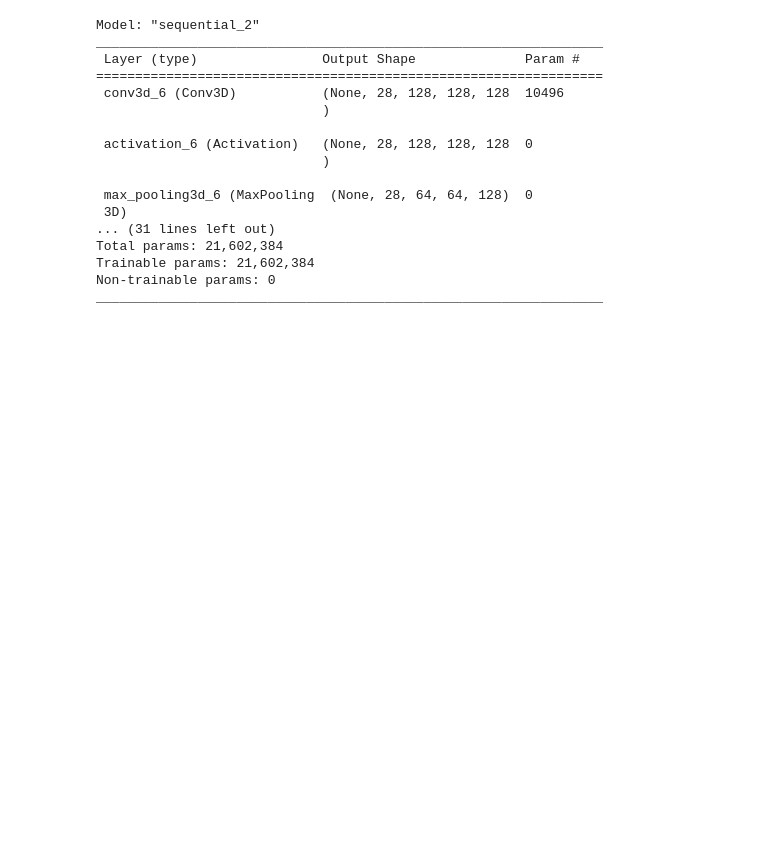
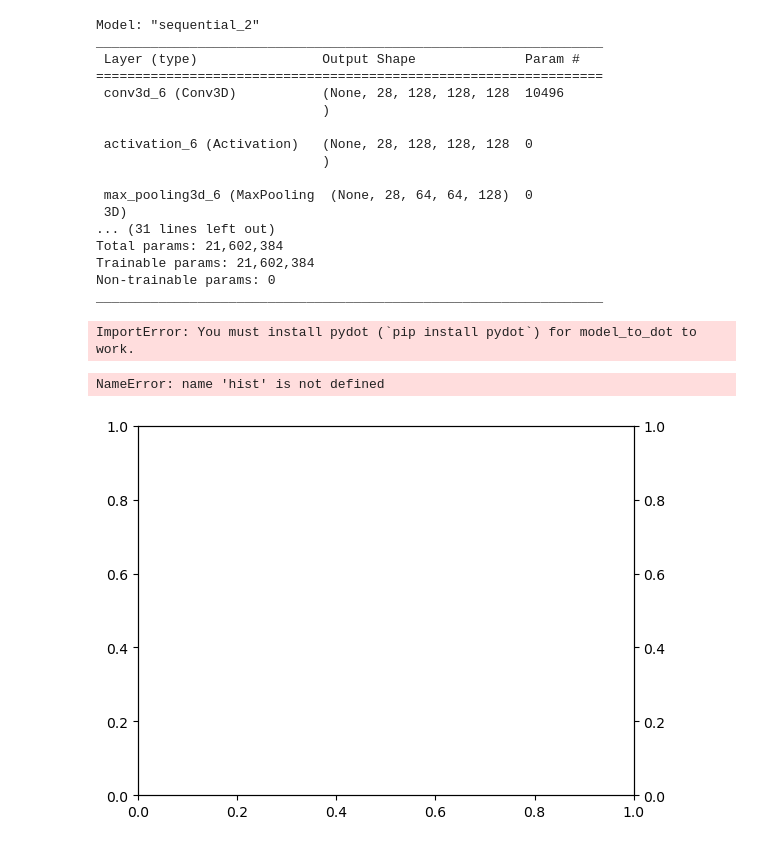
Before and after one commit to BenJ101/Lip-reading-by-CNN-and-LSTM-architecture, a Jupyter notebook: Lip Reading Tutorial Training.ipynb, the cells around one changed output. Cells and saved outputs as stored; diff of their text form; code cells hidden in the pictures; blank space fills up the shorter version.

```diff
--- a/Lip Reading Tutorial Training.ipynb
+++ b/Lip Reading Tutorial Training.ipynb
@@ -26,8 +25,8 @@ Learning_rate = 0.0001 # Oprimizers lr, in this case, for adam
 batch_size = 32
 validation_ratio = 0.2
 num_epochs = 10
-img_col = 128 # Transfer model input size ( MobileNet )
-img_row = 128 # Transfer model input size ( MobileNet )
+img_col = 224 # Transfer model input size ( MobileNet )
+img_row = 224 # Transfer model input size ( MobileNet )
 img_channel = 3 # RGB
 # %%
 # 1. Creating Datasets
@@ -89,7 +88,7 @@ Y_train=Train_label[0:Totalnb]
 # declare input layer for CNN+LSTM architecture
 video = Input(shape=(timesteps,img_col,img_row,img_channel))
 # Load transfer learning model that you want
-model = applications.ResNet101(input_shape=(img_col,img_row,img_channel), weights='imagenet', include_top=False)
+model = applications.MobileNet(input_shape=(img_col,img_row,img_channel), weights='imagenet', include_top=False)
 model.trainable = False
 # FC Dense Layer
 x = model.output
@@ -177,22 +177,27 @@ SVG(model_to_dot(model, show_shapes=True).create(prog='dot', format='svg'))
 
 from keras.utils import plot_model
 plot_model(model, to_file='model.png')
+# %% [output]
+ImportError: You must install pydot (`pip install pydot`) for model_to_dot to work.
 # %%
 # 5. Confirm the Learning Process
 %matplotlib inline
 import matplotlib.pyplot as plt
 fig, loss_ax = plt.subplots()
 acc_ax = loss_ax.twinx()
 loss_ax.plot(hist.history['loss'], 'y', label='train loss')
 loss_ax.plot(hist.history['val_loss'], 'r', label='val loss')
-acc_ax.plot(hist.history['acc'], 'b', label='train acc')
-acc_ax.plot(hist.history['val_acc'], 'g', label='val acc')
+acc_ax.plot(hist.history['accuracy'], 'b', label='train acc')
+acc_ax.plot(hist.history['val_accuracy'], 'g', label='val acc')
 loss_ax.set_xlabel('epoch')
 loss_ax.set_ylabel('loss')
 acc_ax.set_ylabel('accuray')
 loss_ax.legend(loc='upper left')
 acc_ax.legend(loc='lower left')
 plt.show()
+# %% [output]
+NameError: name 'hist' is not defined
+[figure, added]
 # %%
 # 6. Using the Model
 model.save('Lib_Reading_10Frame_Model.h5')
```
Also changed, not shown: parts of 3 cells of this notebook.
